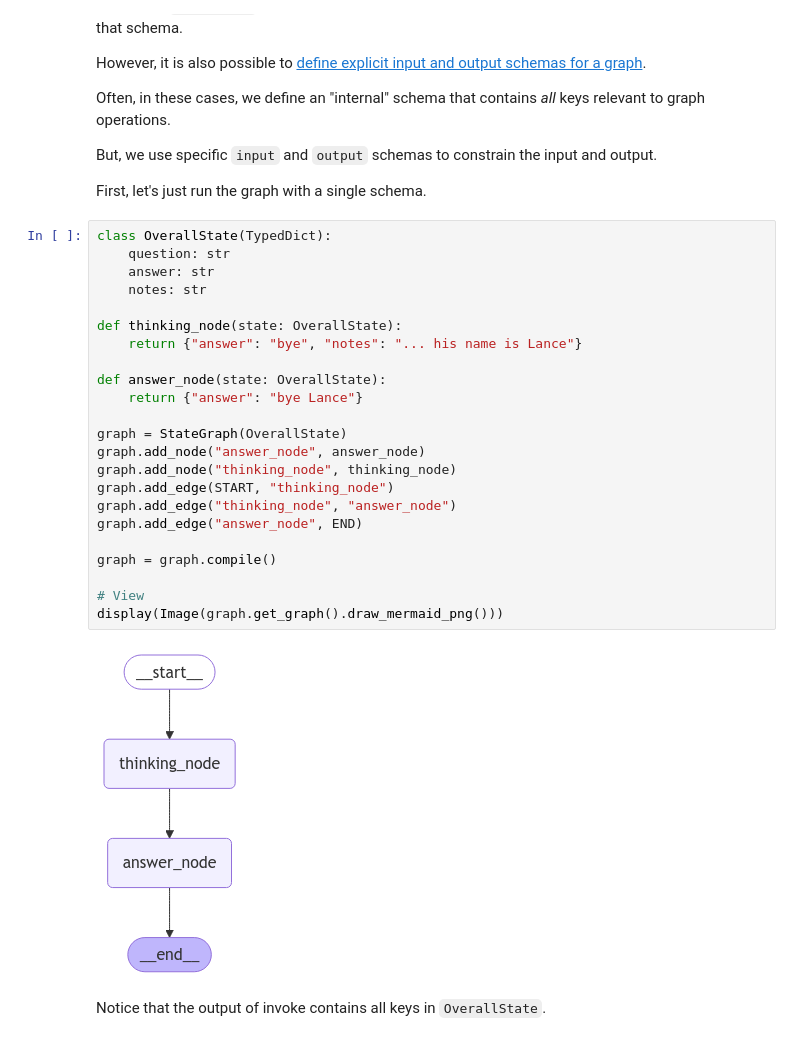
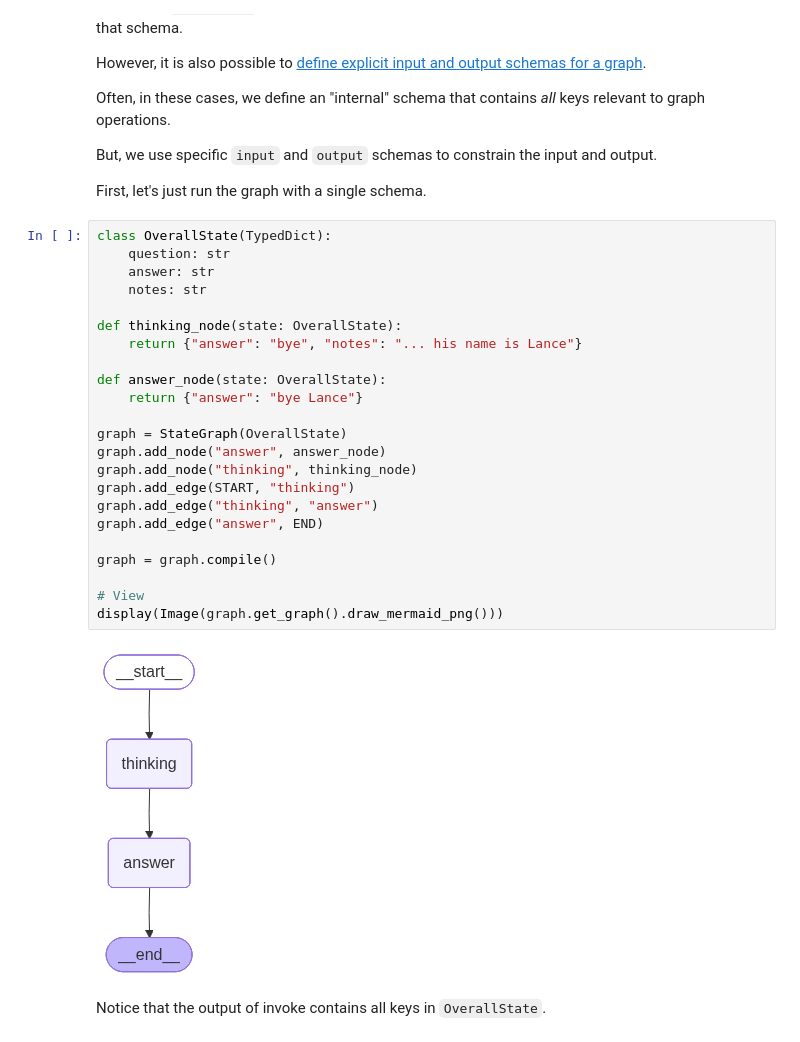
Before and after one commit to langchain-ai/langchain-academy, a Jupyter notebook: module-2/multiple-schemas.ipynb, the cells around one changed output. Drawn from its saved outputs; the diff is of its cells as text.

Commit message:
fix: change node names not supported in memaid rendering

```diff
--- a/module-2/multiple-schemas.ipynb
+++ b/module-2/multiple-schemas.ipynb
@@ -96,28 +96,28 @@ First, let's just run the graph with a single schema.
 # %%
 class OverallState(TypedDict):
     question: str
     answer: str
     notes: str
 
 def thinking_node(state: OverallState):
     return {"answer": "bye", "notes": "... his name is Lance"}
 
 def answer_node(state: OverallState):
     return {"answer": "bye Lance"}
 
 graph = StateGraph(OverallState)
-graph.add_node("answer_node", answer_node)
-graph.add_node("thinking_node", thinking_node)
-graph.add_edge(START, "thinking_node")
-graph.add_edge("thinking_node", "answer_node")
-graph.add_edge("answer_node", END)
+graph.add_node("answer", answer_node)
+graph.add_node("thinking", thinking_node)
+graph.add_edge(START, "thinking")
+graph.add_edge("thinking", "answer")
+graph.add_edge("answer", END)
 
 graph = graph.compile()
 
 # View
 display(Image(graph.get_graph().draw_mermaid_png()))
 # %% [output]
-[figure, old version]
+[figure, new version]
 # %% [markdown]
 Notice that the output of invoke contains all keys in `OverallState`.
 # %%
```
Also changed, not shown: parts of 1 cell of this notebook.
